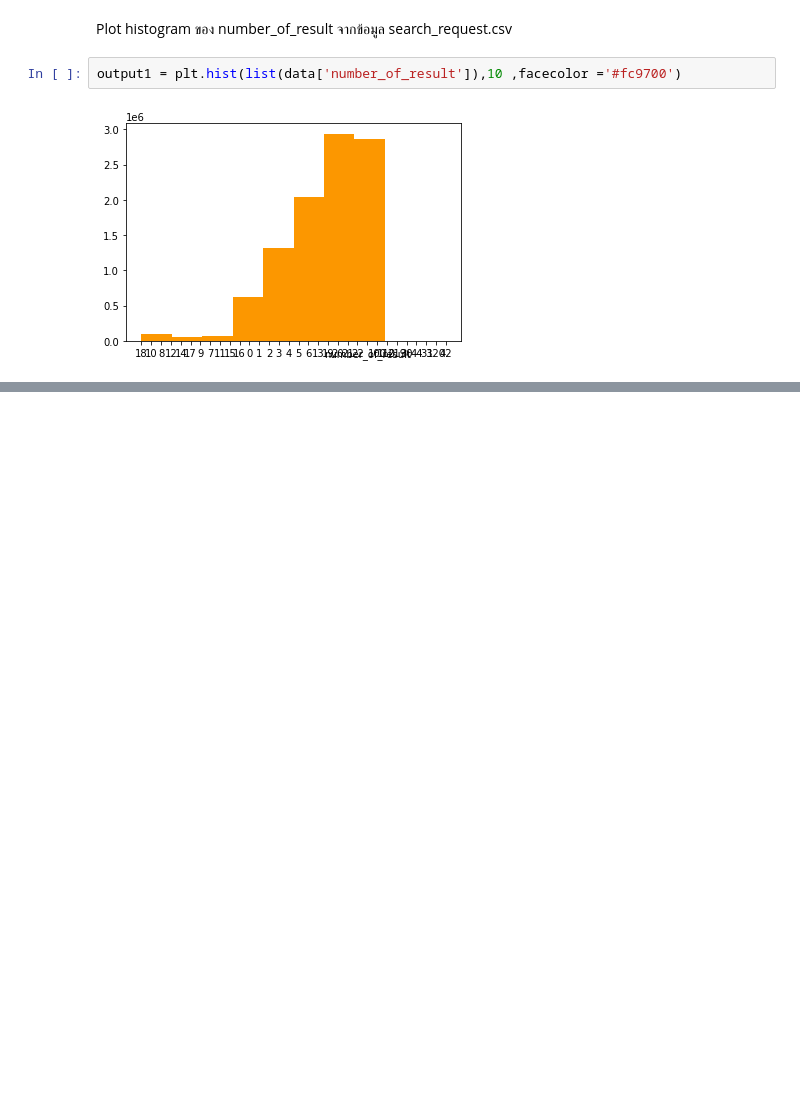
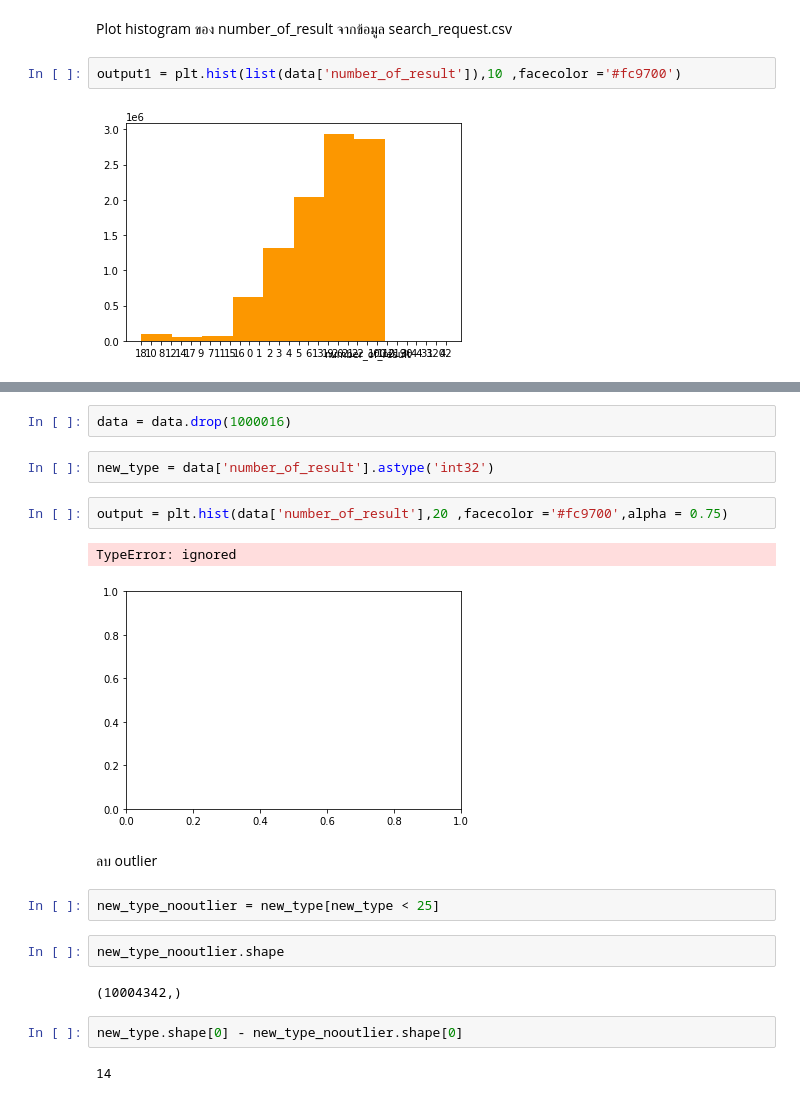
Before and after one commit to tonpiplaifa/data_viz, a Jupyter notebook: Visualize Data Comparison.ipynb, the cells around one changed output, grey strips where cells are left out. Saved outputs shown, nothing was run; the diff lists cells and outputs as text; blank space fills up the shorter version.

```diff
--- a/Visualize Data Comparison.ipynb
+++ b/Visualize Data Comparison.ipynb
@@ -248,0 +274,21 @@ output1 = plt.hist(list(data['number_of_result']),10 ,facecolor ='#fc9700')
+# %%
+data = data.drop(1000016)
+# %%
+new_type = data['number_of_result'].astype('int32')
+# %%
+output = plt.hist(data['number_of_result'],20 ,facecolor ='#fc9700',alpha = 0.75)
+# %% [output]
+TypeError: ignored
+[figure, added]
+# %% [markdown]
+ลบ outlier
+# %%
+new_type_nooutlier = new_type[new_type < 25]
+# %%
+new_type_nooutlier.shape
+# %% [output]
+(10004342,)
+# %%
+new_type.shape[0] - new_type_nooutlier.shape[0]
+# %% [output]
+14
```
Also changed, not shown: parts of 12 cells of this notebook.
